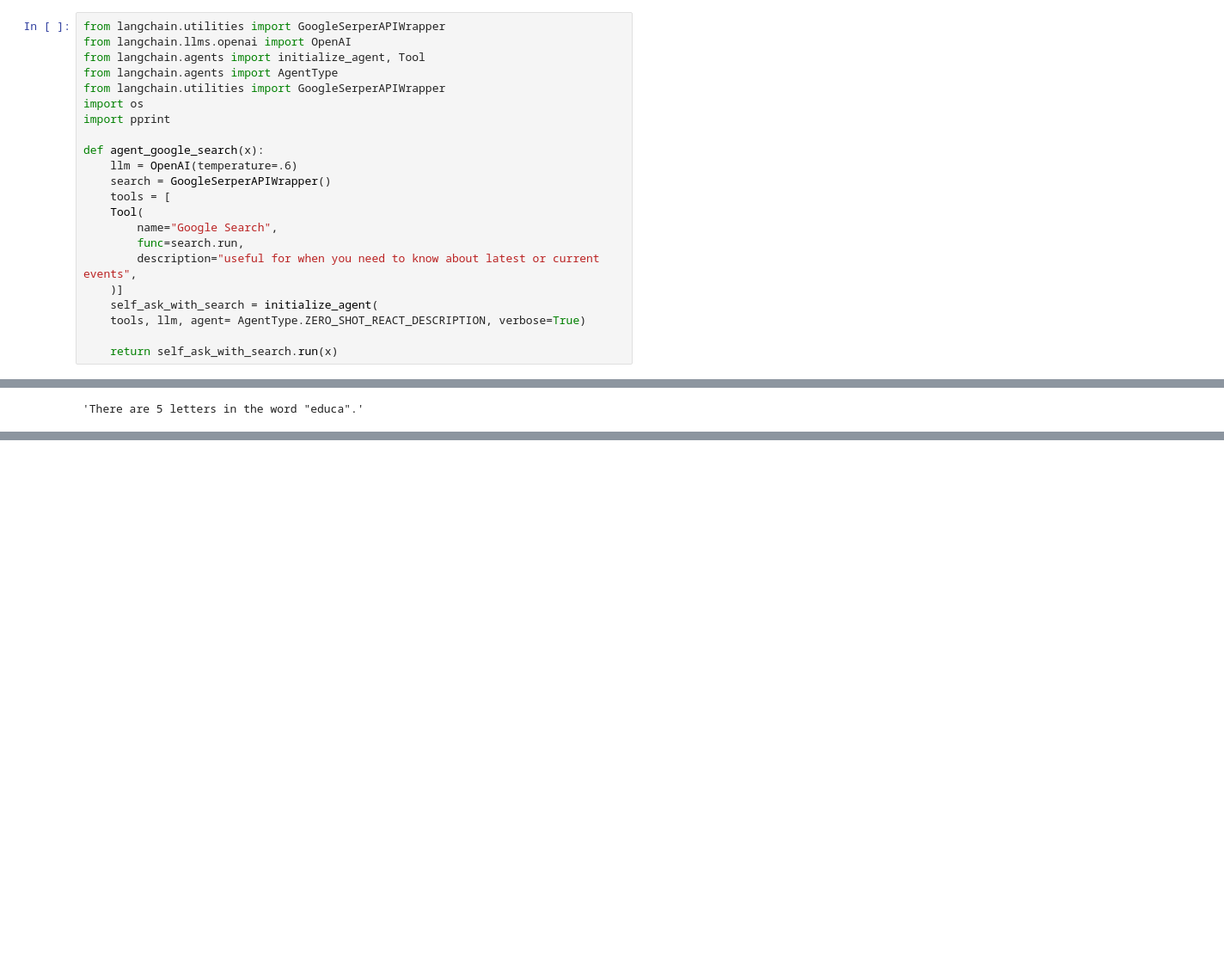
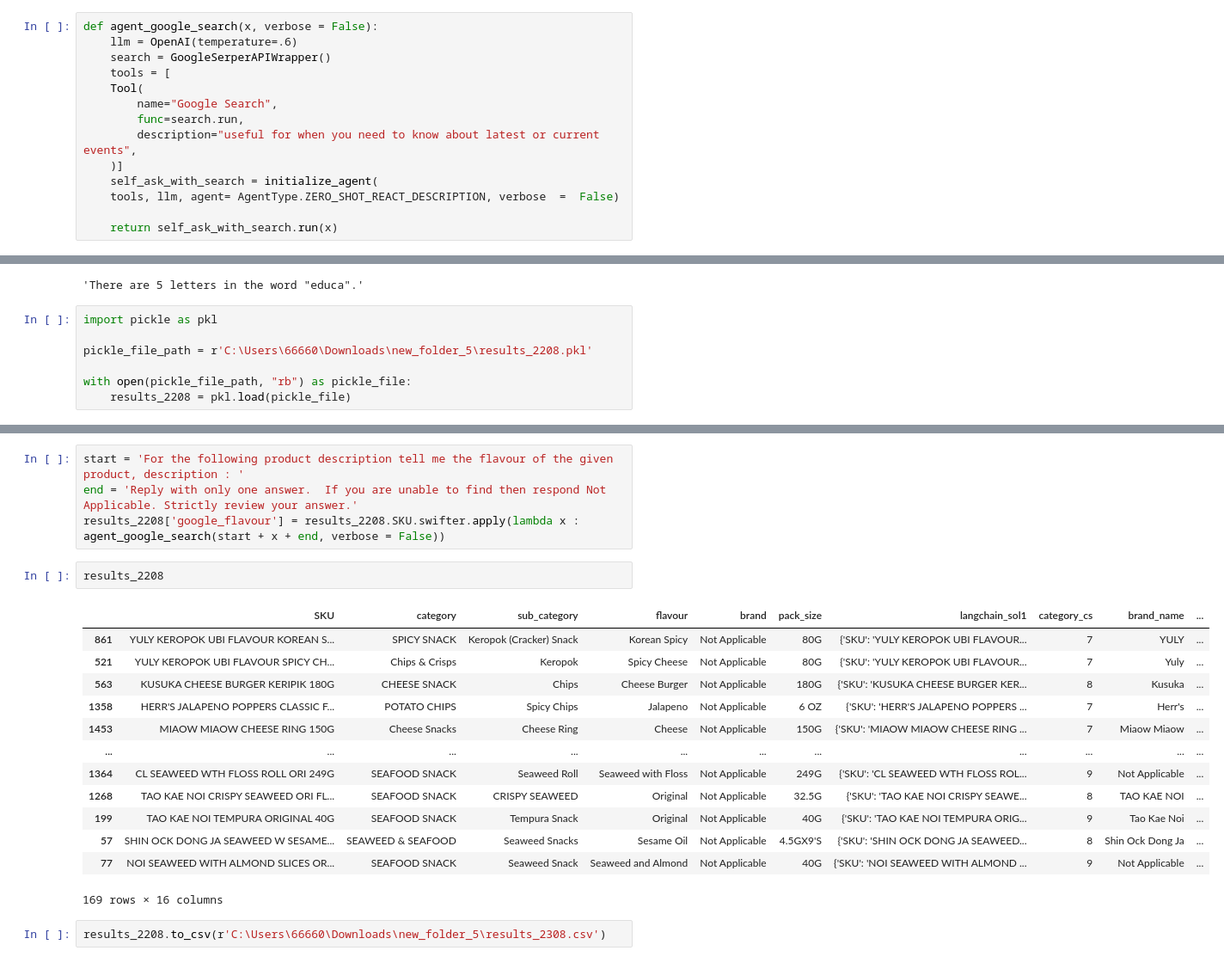
Before and after one commit to rajarshibain/bcn-labs-string-parsing, a Jupyter notebook: src/notebook/agent_google_search.ipynb, the cells around one changed output, grey strips where cells are left out. Shown at 86% size. Cells and saved outputs as stored; diff of their text form; blank space fills up the shorter version.

```diff
--- a/src/notebook/agent_google_search.ipynb
+++ b/src/notebook/agent_google_search.ipynb
@@ -65,13 +118,5 @@ os.environ["SERPER_API_KEY"] = "3d173cfcdfbe777c709d0f6064ea15cd073ca7b7"
 # %%
-from langchain.utilities import GoogleSerperAPIWrapper
-from langchain.llms.openai import OpenAI
-from langchain.agents import initialize_agent, Tool
-from langchain.agents import AgentType
-from langchain.utilities import GoogleSerperAPIWrapper
-import os
-import pprint
-
-def agent_google_search(x):
+def agent_google_search(x, verbose = False):
     llm = OpenAI(temperature=.6)
     search = GoogleSerperAPIWrapper()
     tools = [
@@ -81,6 +126,6 @@ def agent_google_search(x):
         description="useful for when you need to know about latest or current events",
     )]
     self_ask_with_search = initialize_agent(
-    tools, llm, agent= AgentType.ZERO_SHOT_REACT_DESCRIPTION, verbose=True)
+    tools, llm, agent= AgentType.ZERO_SHOT_REACT_DESCRIPTION, verbose  =  False)
 
     return self_ask_with_search.run(x)
@@ -184,3 +273,10 @@ Invoking: `get_word_length` with `{'word': 'educa'}`
 
 > Finished chain.
 'There are 5 letters in the word "educa".'
+# %%
+import pickle as pkl
+
+pickle_file_path = r'C:\Users\66660\Downloads\new_folder_5\results_2208.pkl'
+
+with open(pickle_file_path, "rb") as pickle_file:
+    results_2208 = pkl.load(pickle_file)
@@ -186,0 +334,22 @@ Invoking: `get_word_length` with `{'word': 'educa'}`
+# %%
+start = 'For the following product description tell me the flavour of the given product, description : '
+end = 'Reply with only one answer.  If you are unable to find then respond Not Applicable. Strictly review your answer.'
+results_2208['google_flavour'] = results_2208.SKU.swifter.apply(lambda x : agent_google_search(start + x + end, verbose = False))
+# %%
+results_2208
+# %% [output]
+|  | SKU | category | sub_category | flavour | brand | pack_size | langchain_sol1 | category_cs | brand_name | ... |
+| 861 | YULY KEROPOK UBI FLAVOUR KOREAN S... | SPICY SNACK | Keropok (Cracker) Snack | Korean Spicy | Not Applicable | 80G | {'SKU': 'YULY KEROPOK UBI FLAVOUR... | 7 | YULY | ... |
+| 521 | YULY KEROPOK UBI FLAVOUR SPICY CH... | Chips & Crisps | Keropok | Spicy Cheese | Not Applicable | 80G | {'SKU': 'YULY KEROPOK UBI FLAVOUR... | 7 | Yuly | ... |
+| 563 | KUSUKA CHEESE BURGER KERIPIK 180G | CHEESE SNACK | Chips | Cheese Burger | Not Applicable | 180G | {'SKU': 'KUSUKA CHEESE BURGER KER... | 8 | Kusuka | ... |
+| 1358 | HERR'S JALAPENO POPPERS CLASSIC F... | POTATO CHIPS | Spicy Chips | Jalapeno | Not Applicable | 6 OZ | {'SKU': 'HERR'S JALAPENO POPPERS ... | 7 | Herr's | ... |
+| 1453 | MIAOW MIAOW CHEESE RING 150G | Cheese Snacks | Cheese Ring | Cheese | Not Applicable | 150G | {'SKU': 'MIAOW MIAOW CHEESE RING ... | 7 | Miaow Miaow | ... |
+| ... | ... | ... | ... | ... | ... | ... | ... | ... | ... | ... |
+| 1364 | CL SEAWEED WTH FLOSS ROLL ORI 249G | SEAFOOD SNACK | Seaweed Roll | Seaweed with Floss | Not Applicable | 249G | {'SKU': 'CL SEAWEED WTH FLOSS ROL... | 9 | Not Applicable | ... |
+| 1268 | TAO KAE NOI CRISPY SEAWEED ORI FL... | SEAFOOD SNACK | CRISPY SEAWEED | Original | Not Applicable | 32.5G | {'SKU': 'TAO KAE NOI CRISPY SEAWE... | 8 | TAO KAE NOI | ... |
+| 199 | TAO KAE NOI TEMPURA ORIGINAL 40G | SEAFOOD SNACK | Tempura Snack | Original | Not Applicable | 40G | {'SKU': 'TAO KAE NOI TEMPURA ORIG... | 9 | Tao Kae Noi | ... |
+| 57 | SHIN OCK DONG JA SEAWEED W SESAME... | SEAWEED & SEAFOOD | Seaweed Snacks | Sesame Oil | Not Applicable | 4.5GX9'S | {'SKU': 'SHIN OCK DONG JA SEAWEED... | 8 | Shin Ock Dong Ja | ... |
+| 77 | NOI SEAWEED WITH ALMOND SLICES OR... | SEAFOOD SNACK | Seaweed Snack | Seaweed and Almond | Not Applicable | 40G | {'SKU': 'NOI SEAWEED WITH ALMOND ... | 9 | Not Applicable | ... |
+169 rows × 16 columns
+# %%
+results_2208.to_csv(r'C:\Users\66660\Downloads\new_folder_5\results_2308.csv')
```
Also changed, not shown: parts of 30 cells of this notebook, 2 other files.
